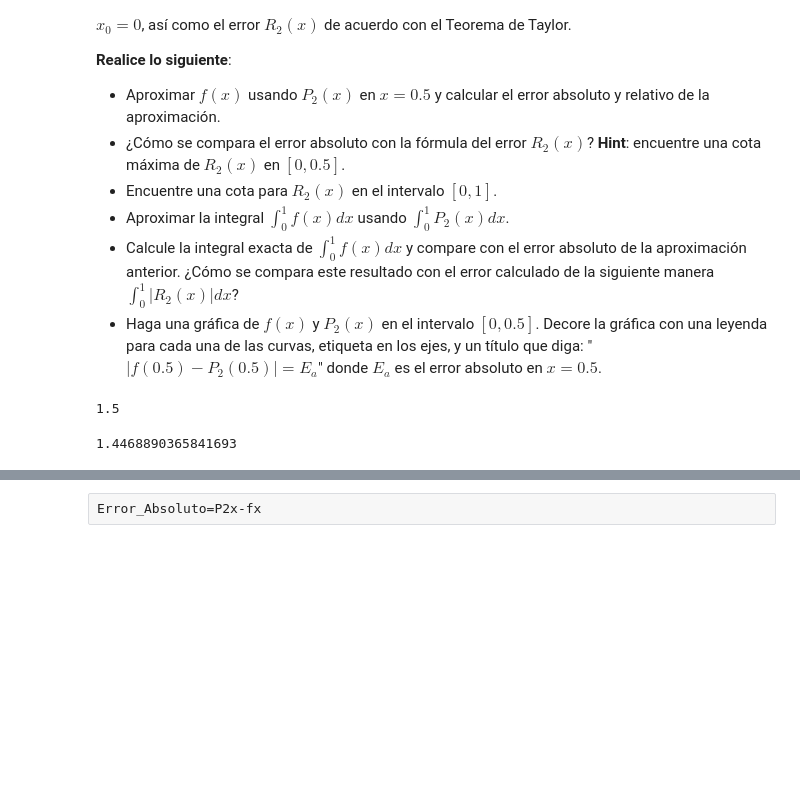
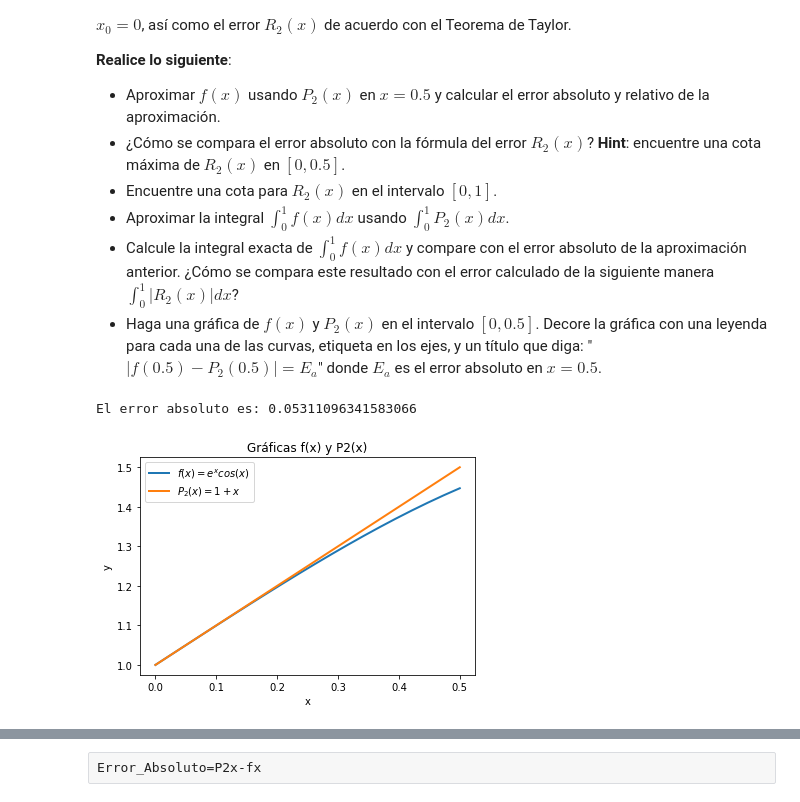
Before and after one commit to Andres-GarciaB/GeoMac_Tareas, a Jupyter notebook: Examen001.ipynb, the cells around one changed output, grey strips where cells are left out. Drawn from its saved outputs; the diff is of its cells as text; code cells hidden in the pictures; blank space fills up the shorter version.

```diff
--- a/Examen001.ipynb
+++ b/Examen001.ipynb
@@ -98,4 +95,0 @@ P2x=1+0.5
-# %%
-print (P2x)
-# %% [output]
-1.5
@@ -106,4 +96,19 @@ fx=math.exp(0.5)*np.cos(0.5)
-# %%
-print(fx)
-# %% [output]
-1.4468890365841693
+# %%
+f = lambda x: np.exp(1)**x *  np.cos(x)
+P2 = lambda x: 1 + x
+
+Ea= np.fabs(f(0.5)-P2(0.5))
+print ("El error absoluto es:", Ea,)
+
+x = np.linspace(0, 0.5, 20)
+
+plt.plot(x, f(x), lw = 2, label="$f(x)=e^x cos(x)$")
+plt.plot(x, P2(x), lw = 2, label="$P_2(x)=1+x$")
+plt.title("Gráficas f(x) y P2(x)")
+plt.xlabel("x")
+plt.ylabel("y")
+plt.legend()
+plt.show()
+# %% [output]
+El error absoluto es: 0.05311096341583066
+[figure, added]
```
Also changed, not shown: parts of 6 cells of this notebook.
